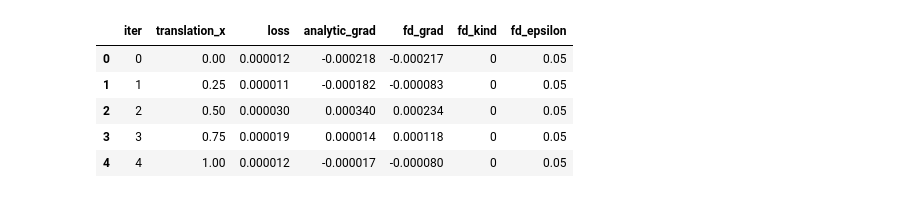
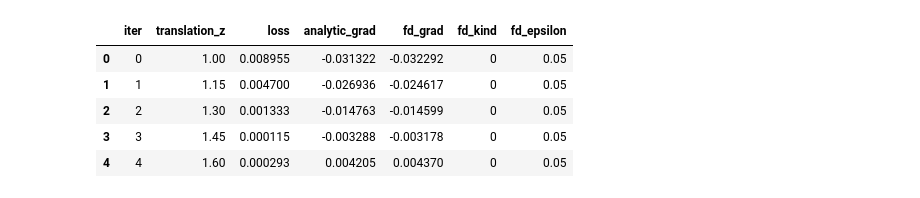
Before and after one commit to M-Gjerde/DifferentiablePointRendering, a Jupyter notebook: python/finite_difference/notebook_scatter_2.ipynb, the cells around one changed output. Cells and saved outputs as stored; diff of their text form; code cells hidden in the pictures.

```diff
--- a/python/finite_difference/notebook_scatter_2.ipynb
+++ b/python/finite_difference/notebook_scatter_2.ipynb
@@ -1,31 +1,31 @@
 # %%
 import pandas as pd
 from pathlib import Path
 
 index = "1"
 test = "0"
-parameter= "translation_x"
-scene = "simple_2"
+parameter= "translation_z"
+scene = "simple_1"
 camera = "camera1"
 csv_path = Path(f"Output/{scene}/{parameter}/{index}/{test}/{camera}_{parameter}_sweep.csv")
 
 if not csv_path.exists():
     raise FileNotFoundError(f"CSV file not found: {csv_path}")
 
 df = pd.read_csv(csv_path)
 
 required_columns = {f"{parameter}", "loss", "analytic_grad", "fd_grad"}
 if not required_columns.issubset(df.columns):
     raise RuntimeError(f"CSV must contain columns: {required_columns}")
 
 df.head()
 # %% [output]
-|  | iter | translation_x | loss | analytic_grad | fd_grad | fd_kind | fd_epsilon |
-| 0 | 0 | 0.00 | 0.000012 | -0.000218 | -0.000217 | 0 | 0.05 |
-| 1 | 1 | 0.25 | 0.000011 | -0.000182 | -0.000083 | 0 | 0.05 |
-| 2 | 2 | 0.50 | 0.000030 | 0.000340 | 0.000234 | 0 | 0.05 |
-| 3 | 3 | 0.75 | 0.000019 | 0.000014 | 0.000118 | 0 | 0.05 |
-| 4 | 4 | 1.00 | 0.000012 | -0.000017 | -0.000080 | 0 | 0.05 |
+|  | iter | translation_z | loss | analytic_grad | fd_grad | fd_kind | fd_epsilon |
+| 0 | 0 | 1.00 | 0.008955 | -0.031322 | -0.032292 | 0 | 0.05 |
+| 1 | 1 | 1.15 | 0.004700 | -0.026936 | -0.024617 | 0 | 0.05 |
+| 2 | 2 | 1.30 | 0.001333 | -0.014763 | -0.014599 | 0 | 0.05 |
+| 3 | 3 | 1.45 | 0.000115 | -0.003288 | -0.003178 | 0 | 0.05 |
+| 4 | 4 | 1.60 | 0.000293 | 0.004205 | 0.004370 | 0 | 0.05 |
 # %%
 import matplotlib.pyplot as plt
 
```
Also changed, not shown: parts of 6 cells of this notebook, 13 other files.
